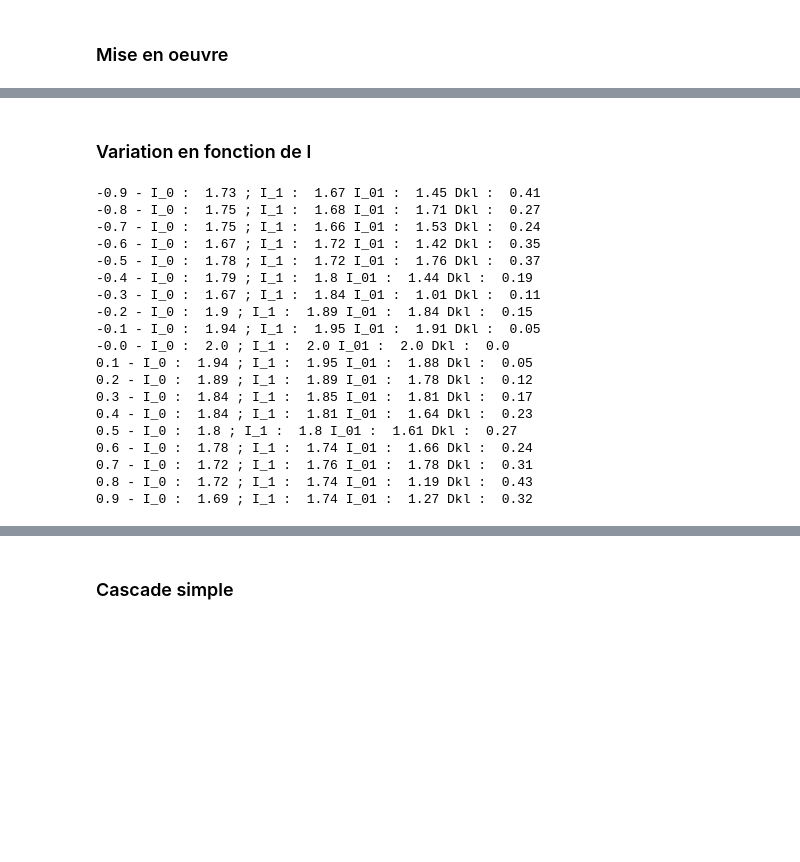
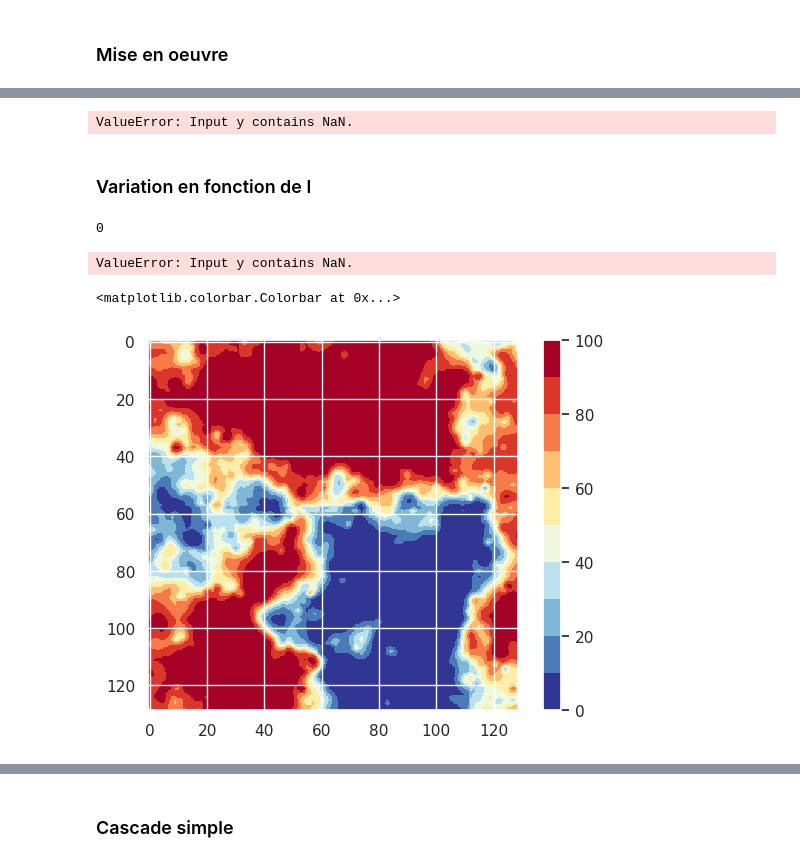
Before and after one commit to fsemecurbe/MMTMSS, a Jupyter notebook: Analysis.ipynb, the cells around one changed output, grey strips where cells are left out. Saved outputs shown, nothing was run; the diff lists cells and outputs as text; code cells hidden in the pictures; blank space fills up the shorter version.

```diff
--- a/Analysis.ipynb
+++ b/Analysis.ipynb
@@ -91,10 +75,17 @@ reg.coef_
+# %%
+reg0 = LinearRegression().fit(entropies.lres.values.reshape(-1, 1), entropies.I_0)
+reg1 = LinearRegression().fit(entropies.lres.values.reshape(-1, 1), entropies.I_1)
+reg01 = LinearRegression().fit(entropies.lres.values.reshape(-1, 1), entropies.I_01)
+# %% [output]
+ValueError: Input y contains NaN.
 # %% [markdown]
 ### Variation en fonction de l
 # %%
-res = np.array([1,2,4,8])
-corrs = np.arange(-0.9,1.1,0.1)
+res = np.array([1,2,3,4,5,6,7,8,9,10])
+corrs = np.arange(-1,1.1,0.1)
 
 for j in range(jfrac.shape[0]):
+    print(j)
     frac = jfrac[j]
     frac[:,:,0] = frac[:,:,0] / np.sum(frac[:,:,0])
     frac[:,:,1] = frac[:,:,1] / np.sum(frac[:,:,1])
@@ -106,24 +97,15 @@ for j in range(jfrac.shape[0]):
     reg1 = LinearRegression().fit(entropies.lres.values.reshape(-1, 1), entropies.I_1)
     reg01 = LinearRegression().fit(entropies.lres.values.reshape(-1, 1), entropies.I_01)
     regDkl = LinearRegression().fit(entropies.lres.values.reshape(-1, 1), entropies.Dkl)
-    print(np.round(corrs[j],1),  '- I_0 : ', np.round(-reg0.coef_[0],2), '; I_1 : ', np.round(-reg1.coef_[0],2), 'I_01 : ', np.round(-reg01.coef_[0],2), 'Dkl : ', np.round(-regDkl.coef_[0],2))
+    print(np.round(corrs[j],1),  '- I_0 : ', np.round(-reg0.coef_[0],5), '; I_1 : ', np.round(-reg1.coef_[0],5), 'I_01 : ', np.round(-reg01.coef_[0],2), 'Dkl : ', np.round(-regDkl.coef_[0],5))
 # %% [output]
--0.9 - I_0 :  1.73 ; I_1 :  1.67 I_01 :  1.45 Dkl :  0.41
--0.8 - I_0 :  1.75 ; I_1 :  1.68 I_01 :  1.71 Dkl :  0.27
--0.7 - I_0 :  1.75 ; I_1 :  1.66 I_01 :  1.53 Dkl :  0.24
--0.6 - I_0 :  1.67 ; I_1 :  1.72 I_01 :  1.42 Dkl :  0.35
--0.5 - I_0 :  1.78 ; I_1 :  1.72 I_01 :  1.76 Dkl :  0.37
--0.4 - I_0 :  1.79 ; I_1 :  1.8 I_01 :  1.44 Dkl :  0.19
--0.3 - I_0 :  1.67 ; I_1 :  1.84 I_01 :  1.01 Dkl :  0.11
--0.2 - I_0 :  1.9 ; I_1 :  1.89 I_01 :  1.84 Dkl :  0.15
--0.1 - I_0 :  1.94 ; I_1 :  1.95 I_01 :  1.91 Dkl :  0.05
--0.0 - I_0 :  2.0 ; I_1 :  2.0 I_01 :  2.0 Dkl :  0.0
-0.1 - I_0 :  1.94 ; I_1 :  1.95 I_01 :  1.88 Dkl :  0.05
-0.2 - I_0 :  1.89 ; I_1 :  1.89 I_01 :  1.78 Dkl :  0.12
-0.3 - I_0 :  1.84 ; I_1 :  1.85 I_01 :  1.81 Dkl :  0.17
-0.4 - I_0 :  1.84 ; I_1 :  1.81 I_01 :  1.64 Dkl :  0.23
-0.5 - I_0 :  1.8 ; I_1 :  1.8 I_01 :  1.61 Dkl :  0.27
-0.6 - I_0 :  1.78 ; I_1 :  1.74 I_01 :  1.66 Dkl :  0.24
-0.7 - I_0 :  1.72 ; I_1 :  1.76 I_01 :  1.78 Dkl :  0.31
-0.8 - I_0 :  1.72 ; I_1 :  1.74 I_01 :  1.19 Dkl :  0.43
-0.9 - I_0 :  1.69 ; I_1 :  1.74 I_01 :  1.27 Dkl :  0.32
+0
+ValueError: Input y contains NaN.
+# %%
+fracd = downsizing_sum(jfrac[0],(1,1,1))
+cmap = matplotlib.cm.get_cmap('RdYlBu_r', 10)
+plt.imshow(fracd[:,:,1]/(fracd[:,:,0]+fracd[:,:,1])*100, cmap=cmap,vmin=0,vmax=100)
+plt.colorbar()
+# %% [output]
+<matplotlib.colorbar.Colorbar at 0x...>
+[figure, added]
```
Also changed, not shown: parts of 31 cells of this notebook, 2 other files.
